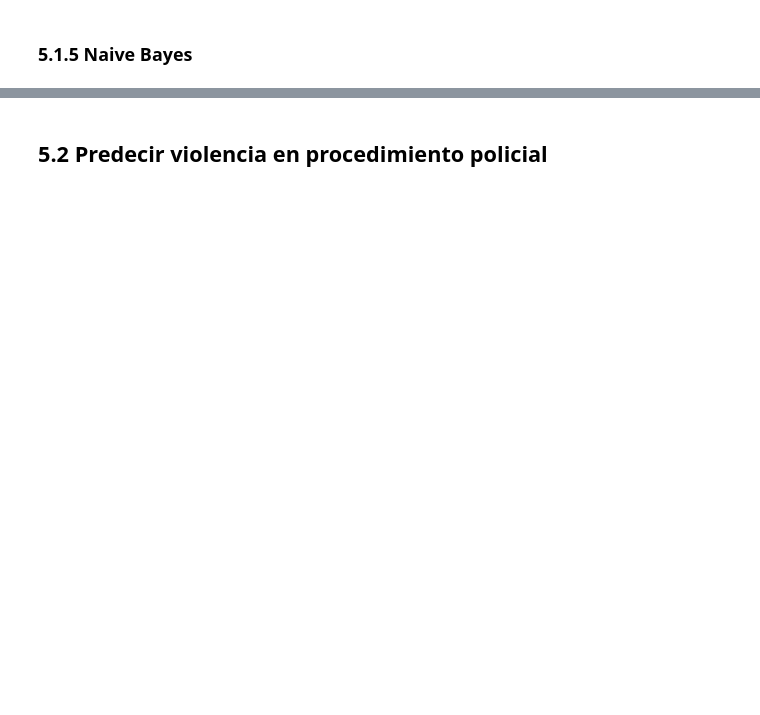
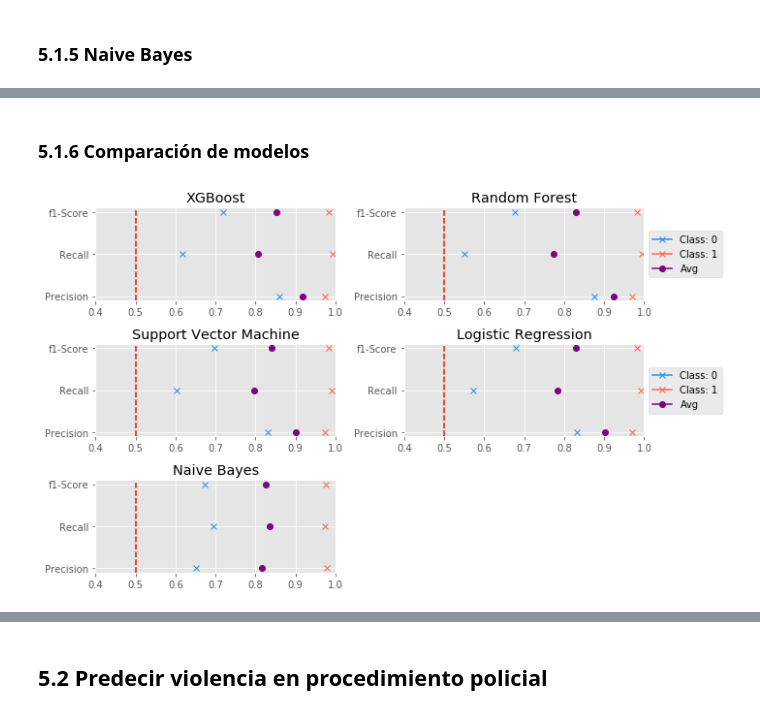
Before and after one commit to fdopalomera/nyc_crime, a Jupyter notebook: Prueba2.ipynb, the cells around one changed output, grey strips where cells are left out. Saved outputs shown, nothing was run; the diff lists cells and outputs as text; code cells hidden in the pictures; blank space fills up the shorter version.

Commit message:
added function for comparing classifiers

```diff
--- a/Prueba2.ipynb
+++ b/Prueba2.ipynb
@@ -375 +399,13 @@ Realizado en 2.167s
+# %% [markdown]
+### 5.1.6 Comparación de modelos
+# %%
+estimators = [('XGBoost', mo['xgb']),
+              ('Random Forest', mo['rf']),
+              ('Support Vector Machine', mo['svm']),
+              ('Logistic Regression', mo['log']),
+              ('Naive Bayes', mo['nv'])]
+
+fn.compare_classifiers(estimators, X_test, y_test, n_cols=2)
+# %% [output]
+[figure, added]
 # %% [markdown]
```
Also changed, not shown: parts of 52 cells of this notebook, 1 other file.
